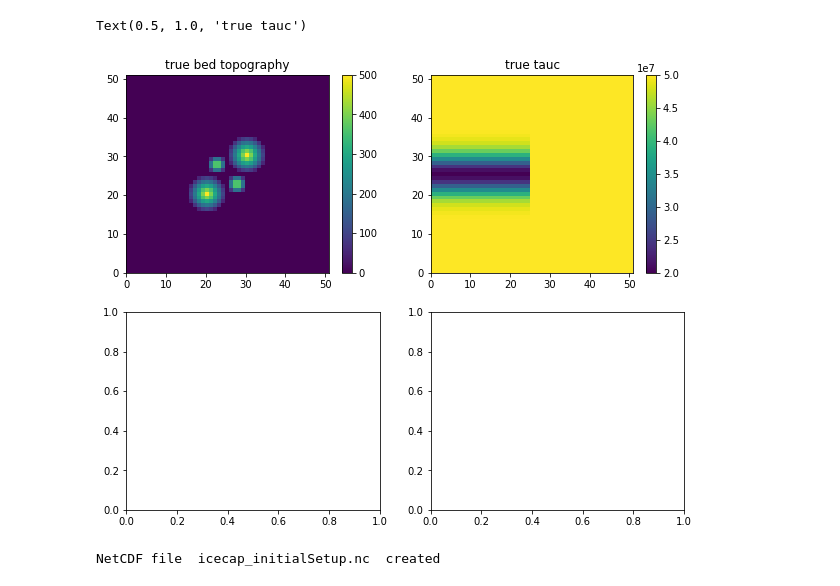
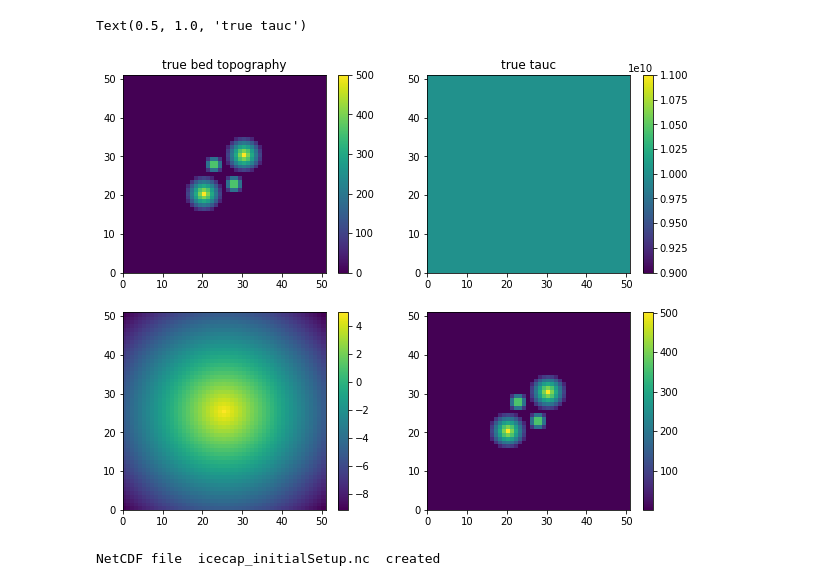
Before and after one commit to hahohe1892/thick_inv, a Jupyter notebook: icecap.ipynb, the cells around one changed output. Saved outputs shown, nothing was run; the diff lists cells and outputs as text; code cells hidden in the pictures.

```diff
--- a/icecap.ipynb
+++ b/icecap.ipynb
@@ -95,7 +48,7 @@ WRIT_FILE = 'icecap_initialSetup.nc'
 ### CONSTANTS ###
 
 secpera = 31556926.
-ice_density = 910.0             # [kg m-3]
+ice_density = 900.0             # [kg m-3]
 
 Lx = 2 * 25e3  # in km
 Ly = 2 * 25e3  # in km
@@ -143,34 +96,32 @@ for i in range(0,nx):
     for j in range(0, ny):
         #bump[i,j] = 300*np.exp((-(y[j]+10000)**2)/(2*5000**2))
         if j<=24:
-            tauc[i,j] -= 3e7*np.exp((-(x[i])**2)/(2*7000**2))
+            tauc[i,j] -= 4e7*np.exp((-(x[i])**2)/(2*10000**2))
         dist = ((x[i])**2+(y[j]-15000)**2)**0.5
         #precip[i, j] = 4 *(1-(dist*2/Lx))
 
 
 #topg = base + bump
-
+tauc = np.ones((ny, nx))*1e10
 thk = np.ones((ny,nx))
 surf = topg+thk
 # %%
 fig, ax = plt.subplots(2,2, figsize=(10,8))
 field = ax[0,0].pcolor(topg)
 field1 = ax[0,1].pcolor(tauc)
-#field2 = ax[1,0].pcolor(get_nc_data('icecap_output.nc', 'thk', 0))
-#field3 = ax[1,1].pcolor(get_nc_data('icecap_output.nc', 'velsurf_mag', 0))
+field2 = ax[1,0].pcolor(precip)
+field3 = ax[1,1].pcolor(surf)
 
 fig.colorbar(field, ax = ax[0,0])
 fig.colorbar(field1, ax = ax[0,1])
-#fig.colorbar(field2, ax = ax[1,0])
-#fig.colorbar(field3, ax = ax[1,1])
+fig.colorbar(field2, ax = ax[1,0])
+fig.colorbar(field3, ax = ax[1,1])
 
 ax[0,0].set_title('true bed topography')
 ax[0,1].set_title('true tauc')
-#ax[1,0].set_title('surface topography including icecap')
-#ax[1,1].set_title('surface velocity')
 # %% [output]
 Text(0.5, 1.0, 'true tauc')
-[figure, old version]
+[figure, new version]
 # %%
 ##### define variables, set attributes, write data #####
 # format: ['units', 'long_name', 'standard_name', '_FillValue', array]
```
Also changed, not shown: parts of 28 cells of this notebook, 4 other files.
